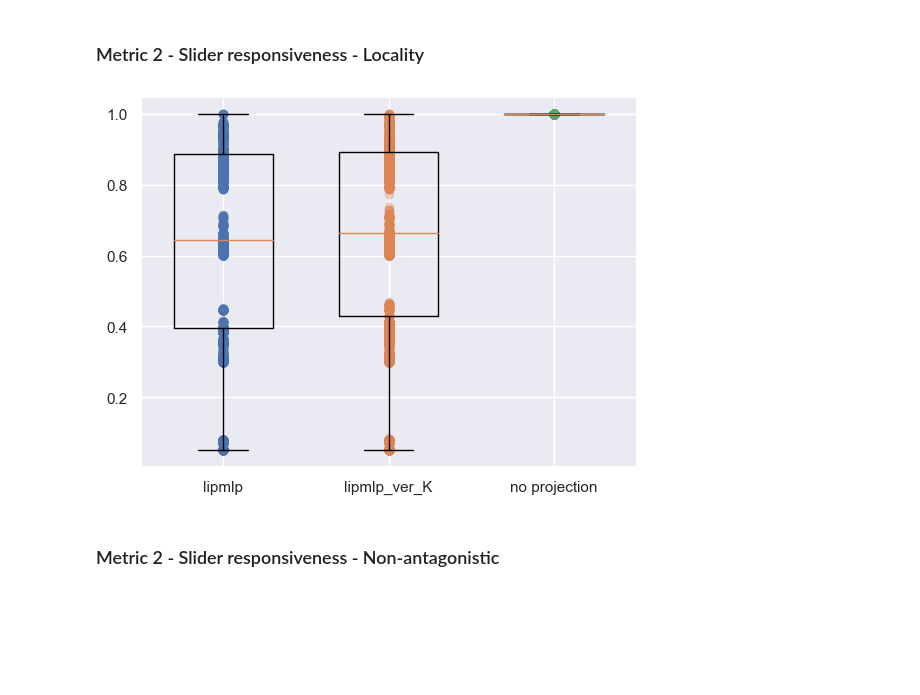
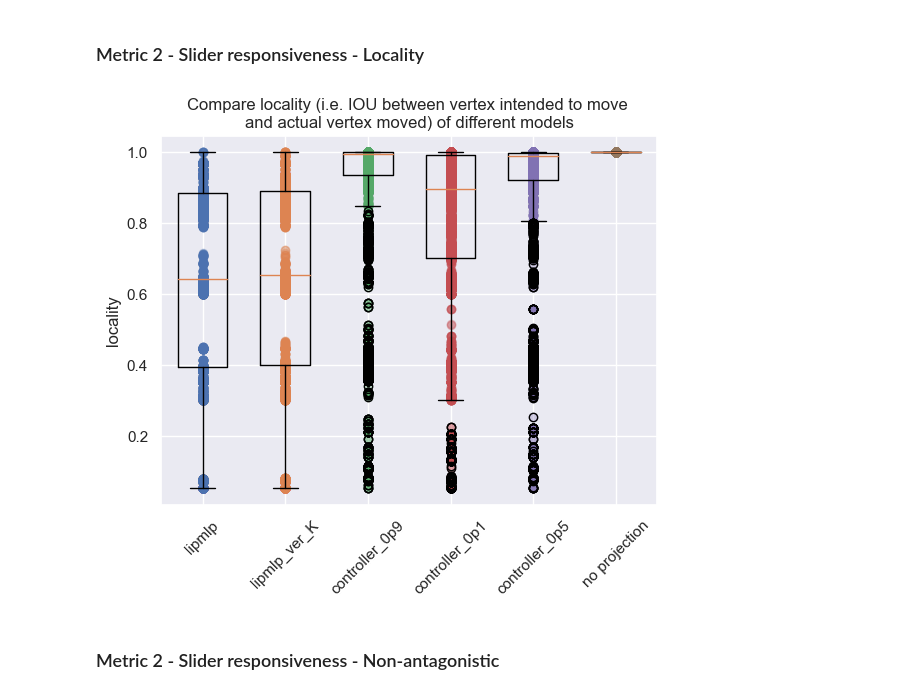
Before and after one commit to Zhecheng-Wang/facial-manifold-learning, a Jupyter notebook: src/Quantitative_evaluation.ipynb, the cells around one changed output. Cells and saved outputs as stored; diff of their text form; code cells hidden in the pictures; blank space fills up the shorter version.

```diff
--- a/src/Quantitative_evaluation.ipynb
+++ b/src/Quantitative_evaluation.ipynb
@@ -72,7 +95,7 @@ EXPERIMENT_PATH = "../experiments"
 PROJ_ROOT = "../"
 
 # models to compare
-experiment_names = ["lipmlp"]
+experiment_names = ["lipmlp", "controller"]
 # experiment_names = os.listdir(EXPERIMENT_PATH)
 
 ################## For evaluating denoising performance ##################
@@ -101,18 +127,35 @@ for ii in range(len(experiment_names)):
     # get type fo model
     try:
         model_type = config["network"]["type"]
-
     except:
         continue
 
     # load model
     try:
         model = load_model(config)
-        models_dict[model_type] = model
-        models_dict[model_type + "_ver_K"] = Closest_K_Infer(model)
+        if experiment_names[ii] == "controller":
+            model_raw = Controller_April10_infer(model)
+            model_0p1 = Controller_April10_infer(model)
+            model_0p1.alpha=0.1
+            model_0p9 = Controller_April10_infer(model)
+            model_0p9.alpha=0.9
+            models_dict[model_type+"_0p9"] = model_0p9
+            models_dict[model_type+"_0p1"] = model_0p1
+            models_dict[model_type+"_0p5"] = model_raw
+            model = model_raw
+        else:
+            models_dict[model_type] = model
     except:
         print("failed at {}".format(model_type))
-        continue
+
+    if experiment_names[ii] == "lipmlp":
+        try:
+            model = load_model(config)
+            models_dict[model_type + "_ver_K"] = Closest_K_Infer(model)
+        except:
+            print("failed to create closest K version at {}".format(model_type))
+            continue
+
 models_dict["no projection"] = NaiveLocal(50)
 # %% [output]
 /Users/evanpan/Documents/GitHub/ManifoldExploration/experiments/lipmlp/model.pt
@@ -252,17 +299,21 @@ for model_name in models_dict:
 # %%
 i = 0
 model_names = list(locality_error_dict.keys())
 for model in model_names:
     # plot mean and std with a box plot
     plt.boxplot(locality_error_dict[model], positions=[i], widths=0.6)
+    # make the box plot wider
+
     # plot the scatter plot
     plt.scatter([i] * len(locality_error_dict[model]), locality_error_dict[model], alpha=0.3)
     # label each box graph on the x axis
     i += 1
-plt.xticks(range(len(model_names)), model_names)
+plt.xticks(range(len(model_names)), model_names, rotation=45)
+plt.ylabel("locality")
+plt.title("Compare locality (i.e. IOU between vertex intended to move \nand actual vertex moved) of different models")
 plt.show()
 # %% [output]
-[figure, old version]
+[figure, new version]
 # %% [markdown]
 ### Metric 2 - Slider responsiveness - Non-antagonistic
 # %%
```
Also changed, not shown: parts of 7 cells of this notebook, 2 other files.
